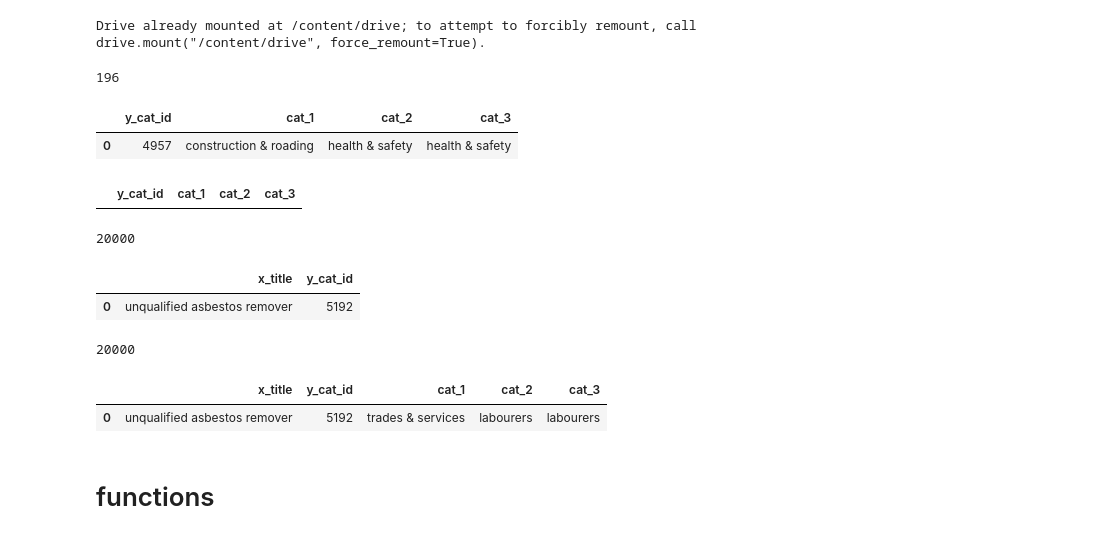
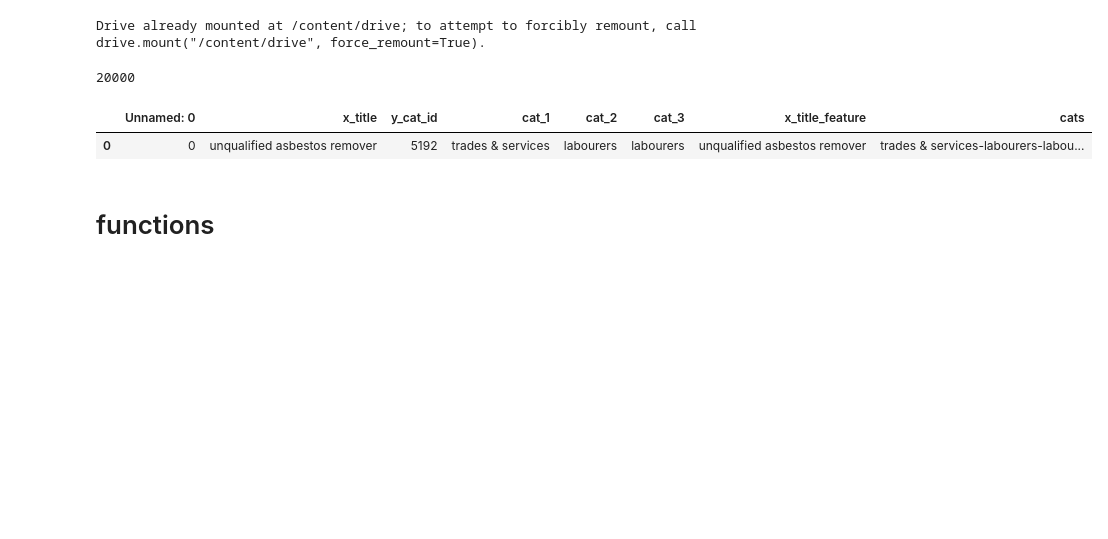
Before and after one commit to felixzhao/title_catgories_classification, a Jupyter notebook: Job_title_classification_V2.2_encoding.ipynb, the cells around one changed output. Saved outputs shown, nothing was run; the diff lists cells and outputs as text; code cells hidden in the pictures; blank space fills up the shorter version.

```diff
--- a/Job_title_classification_V2.2_encoding.ipynb
+++ b/Job_title_classification_V2.2_encoding.ipynb
@@ -82,32 +75,12 @@ Drive already mounted at /content/drive; to attempt to forcibly remount, call dr
 # %%
 root_path = "drive/MyDrive/trademe_data/"
 # %%
-cat_raw = pd.read_csv(f"{root_path}categories.csv")
-print(len(cat_raw))
-cat_raw.head(1)
+raw_df = pd.read_csv(f"{root_path}raw.csv")
+print(len(raw_df))
+raw_df.head(1)
 # %% [output]
-196
+20000
-|  | y_cat_id | cat_1 | cat_2 | cat_3 |
-| 0 | 4957 | construction & roading | health & safety | health & safety |
+|  | Unnamed: 0 | x_title | y_cat_id | cat_1 | cat_2 | cat_3 | x_title_feature | cats |
+| 0 | 0 | unqualified asbestos remover | 5192 | trades & services | labourers | labourers | unqualified asbestos remover | trades & services-labourers-labou... |
-# %%
-cat_raw[cat_raw.duplicated()]
-# %% [output]
-|  | y_cat_id | cat_1 | cat_2 | cat_3 |
-# %%
-data_raw = pd.read_csv(f"{root_path}data.csv")
-print(len(data_raw))
-data_raw.head(1)
-# %% [output]
-20000
-|  | x_title | y_cat_id |
-| 0 | unqualified asbestos remover | 5192 |
-# %%
-raw_df = pd.merge(data_raw, cat_raw, on='y_cat_id', how='left')
-print(len(raw_df))
-raw_df.head(1)
-# %% [output]
-20000
-|  | x_title | y_cat_id | cat_1 | cat_2 | cat_3 |
-| 0 | unqualified asbestos remover | 5192 | trades & services | labourers | labourers |
 # %% [markdown]
 # functions
```
Also changed, not shown: parts of 42 cells of this notebook.
